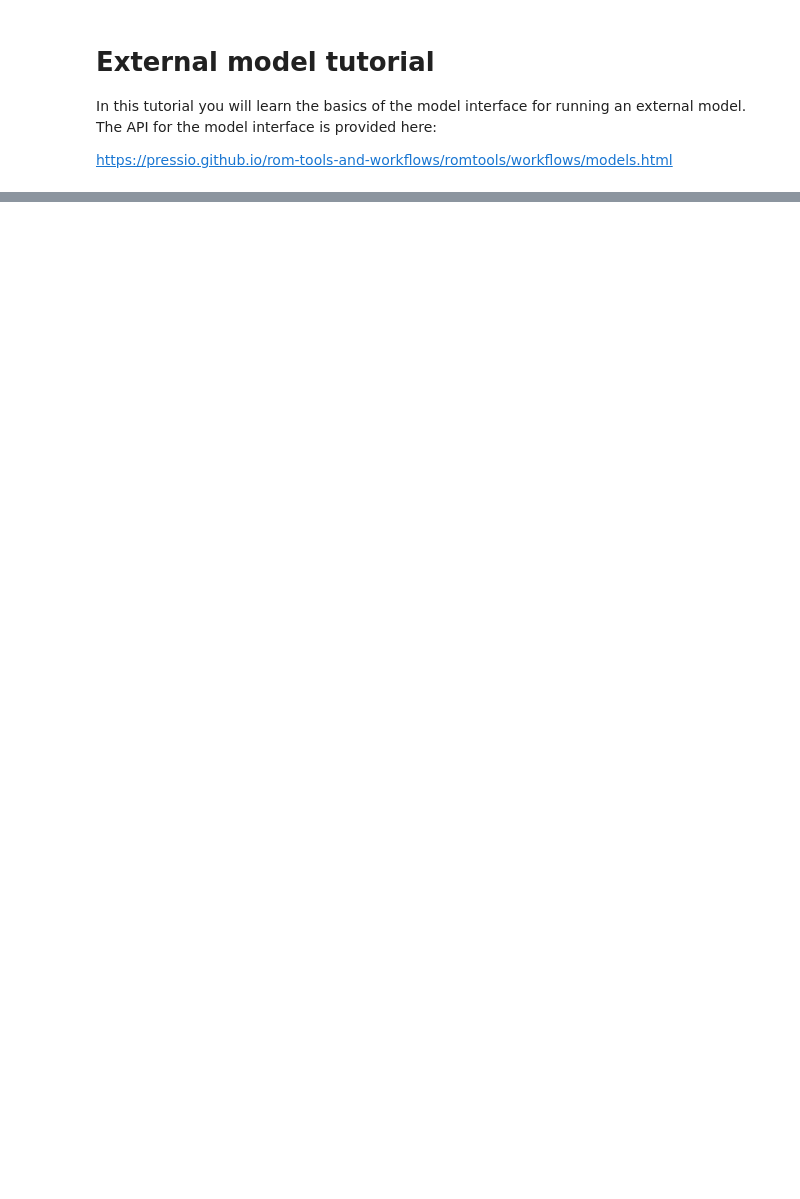
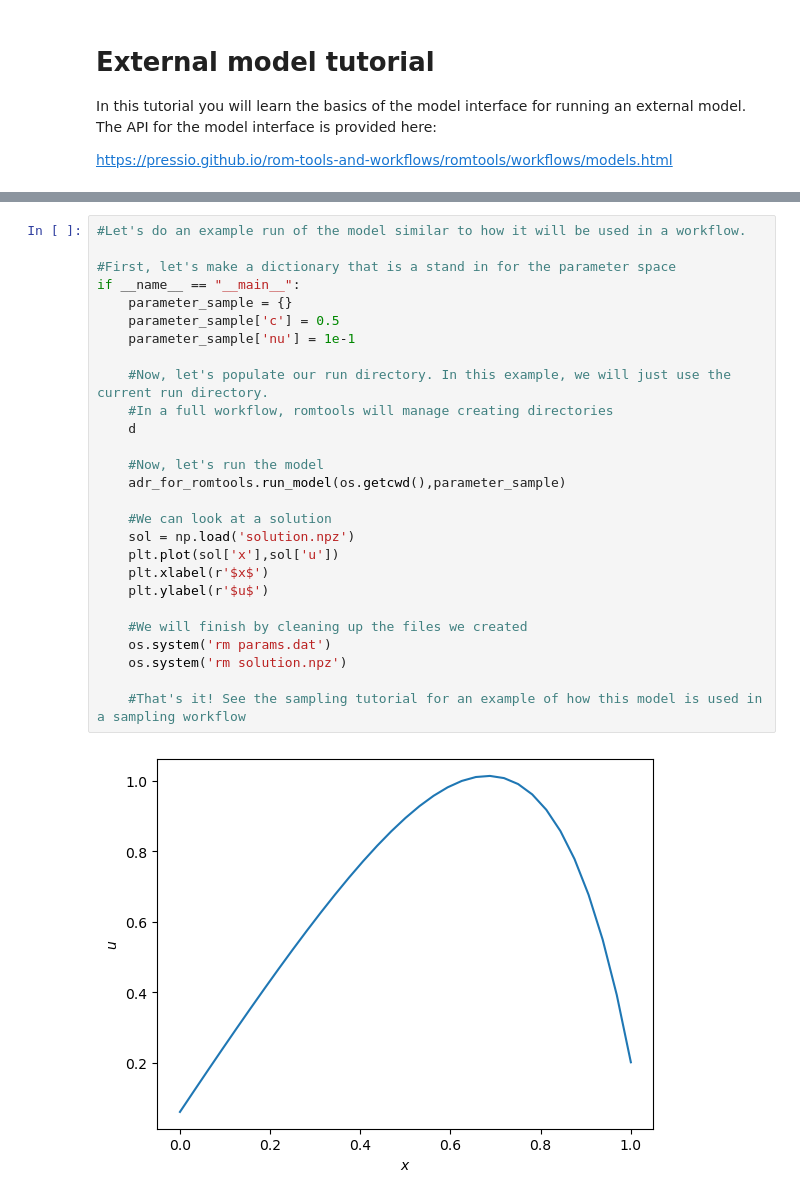
Before and after one commit to Pressio/rom-tools-and-workflows-demos, a Jupyter notebook: docs/source/notebooks/external_model.ipynb, the cells around one changed output, grey strips where cells are left out. Drawn from its saved outputs; the diff is of its cells as text; blank space fills up the shorter version.

```diff
--- a/docs/source/notebooks/external_model.ipynb
+++ b/docs/source/notebooks/external_model.ipynb
@@ -105,0 +77,29 @@ os.system('rm solution.npz')
+# %%
+#Let's do an example run of the model similar to how it will be used in a workflow.
+
+#First, let's make a dictionary that is a stand in for the parameter space
+if __name__ == "__main__":
+    parameter_sample = {}
+    parameter_sample['c'] = 0.5
+    parameter_sample['nu'] = 1e-1
+
+    #Now, let's populate our run directory. In this example, we will just use the current run directory.
+    #In a full workflow, romtools will manage creating directories
+    d
+
+    #Now, let's run the model
+    adr_for_romtools.run_model(os.getcwd(),parameter_sample)
+
+    #We can look at a solution
+    sol = np.load('solution.npz')
+    plt.plot(sol['x'],sol['u'])
+    plt.xlabel(r'$x$')
+    plt.ylabel(r'$u$')
+
+    #We will finish by cleaning up the files we created
+    os.system('rm params.dat')
+    os.system('rm solution.npz')
+
+    #That's it! See the sampling tutorial for an example of how this model is used in a sampling workflow
+# %% [output]
+[figure, added]
```
Also changed, not shown: parts of 4 cells of this notebook, 11 other files.
